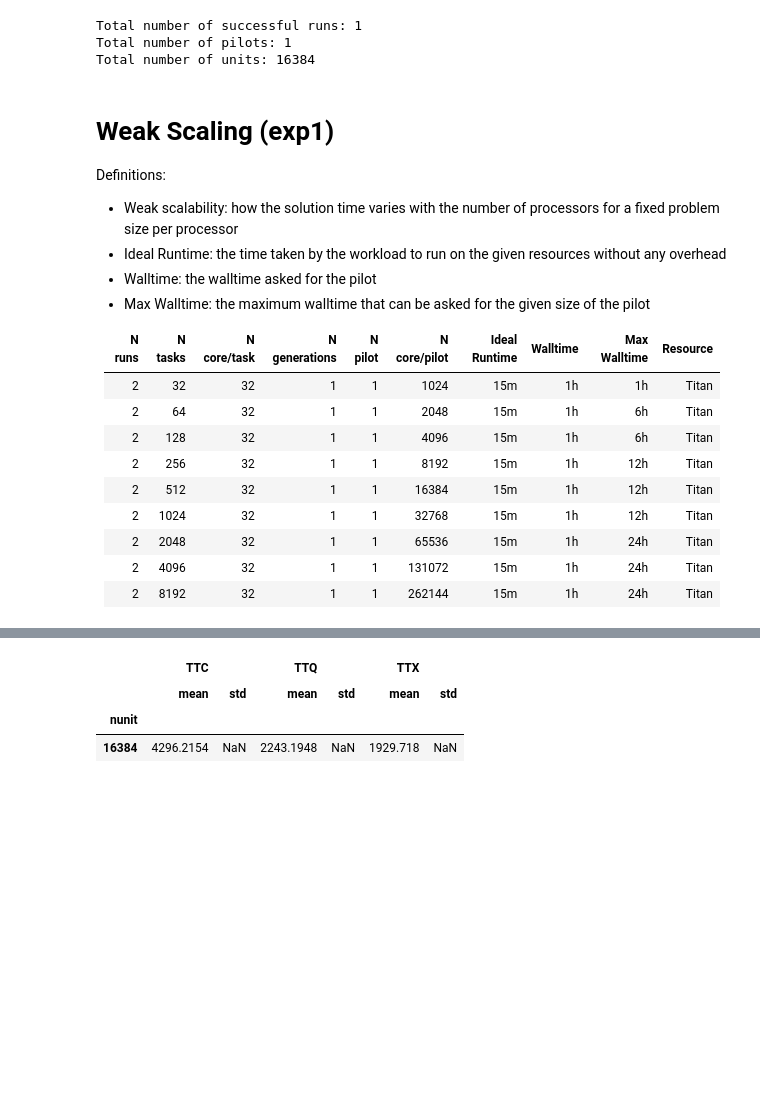
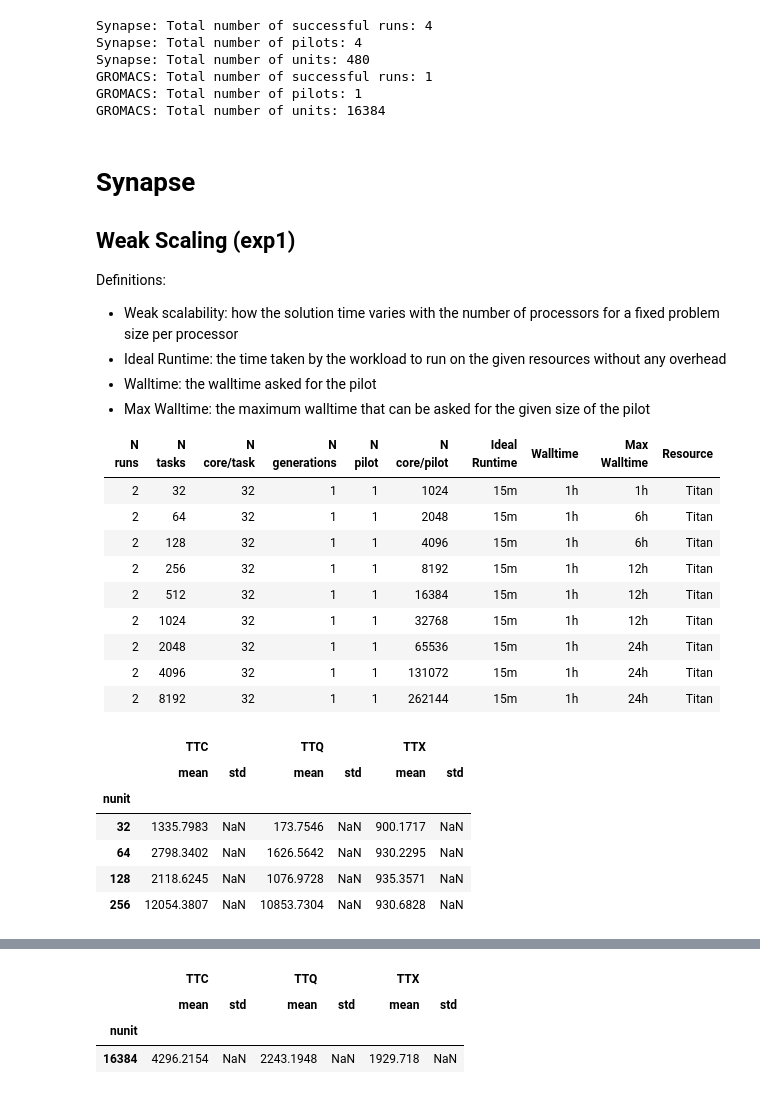
Before and after one commit to radical-experiments/rp.paper, a Jupyter notebook: analysis/rp_paper_ipdps2018.ipynb, the cells around one changed output, grey strips where cells are left out. Cells and saved outputs as stored; diff of their text form; code cells hidden in the pictures; blank space fills up the shorter version.

```diff
--- a/analysis/rp_paper_ipdps2018.ipynb
+++ b/analysis/rp_paper_ipdps2018.ipynb
@@ -101,13 +105,22 @@ units = pd.read_csv('data/units.csv', index_col=0)
 # %%
-print 'Total number of successful runs: %s' % sessions.shape[0]
-print 'Total number of pilots: %s' % pilots.shape[0]
-print 'Total number of units: %s' % units.shape[0]
+print 'Synapse: Total number of successful runs: %s' % synapse_sessions.shape[0]
+print 'Synapse: Total number of pilots: %s' % synapse_pilots.shape[0]
+print 'Synapse: Total number of units: %s' % synapse_units.shape[0]
+
+print 'GROMACS: Total number of successful runs: %s' % gromacs_sessions.shape[0]
+print 'GROMACS: Total number of pilots: %s' % gromacs_pilots.shape[0]
+print 'GROMACS: Total number of units: %s' % gromacs_units.shape[0]
 # %% [output]
-Total number of successful runs: 1
-Total number of pilots: 1
-Total number of units: 16384
+Synapse: Total number of successful runs: 4
+Synapse: Total number of pilots: 4
+Synapse: Total number of units: 480
+GROMACS: Total number of successful runs: 1
+GROMACS: Total number of pilots: 1
+GROMACS: Total number of units: 16384
 # %% [markdown]
-# Weak Scaling (exp1)
+# Synapse
+
+## Weak Scaling (exp1)
 
 Definitions:
 * Weak scalability: how the solution time varies with the number of processors for a fixed problem size per processor
@@ -126,3 +139,22 @@ Definitions:
 | 2    | 2048    | 32          | 1             | 1       | 65536        | 15m            | 1h       | 24h          | Titan    |
 | 2    | 4096    | 32          | 1             | 1       | 131072       | 15m            | 1h       | 24h          | Titan    |
 | 2    | 8192    | 32          | 1             | 1       | 262144       | 15m            | 1h       | 24h          | Titan    |
+# %%
+synapse_wscaling = synapse_sessions[synapse_sessions.experiment == 'exp1'][
+    ['nunit','TTC','U_AGENT_EXECUTING','P_LRMS_QUEUING']
+        ].groupby(['nunit']).aggregate(
+                {'TTC'  : ['mean','std'],
+                 'U_AGENT_EXECUTING': ['mean','std'],
+                 'P_LRMS_QUEUING': ['mean','std']})
+
+synapse_wscaling.rename_axis({'U_AGENT_EXECUTING':'TTX'}, axis='columns', inplace=True)
+synapse_wscaling.rename_axis({'P_LRMS_QUEUING':'TTQ'}, axis='columns', inplace=True)
+synapse_wscaling
+# %% [output]
+|  | TTC |  | TTQ |  | TTX |  |
+|  | mean | std | mean | std | mean | std |
+| nunit |  |  |  |  |  |  |
+| 32 | 1335.7983 | NaN | 173.7546 | NaN | 900.1717 | NaN |
+| 64 | 2798.3402 | NaN | 1626.5642 | NaN | 930.2295 | NaN |
+| 128 | 2118.6245 | NaN | 1076.9728 | NaN | 935.3571 | NaN |
+| 256 | 12054.3807 | NaN | 10853.7304 | NaN | 930.6828 | NaN |
```
Also changed, not shown: parts of 5 cells of this notebook.
